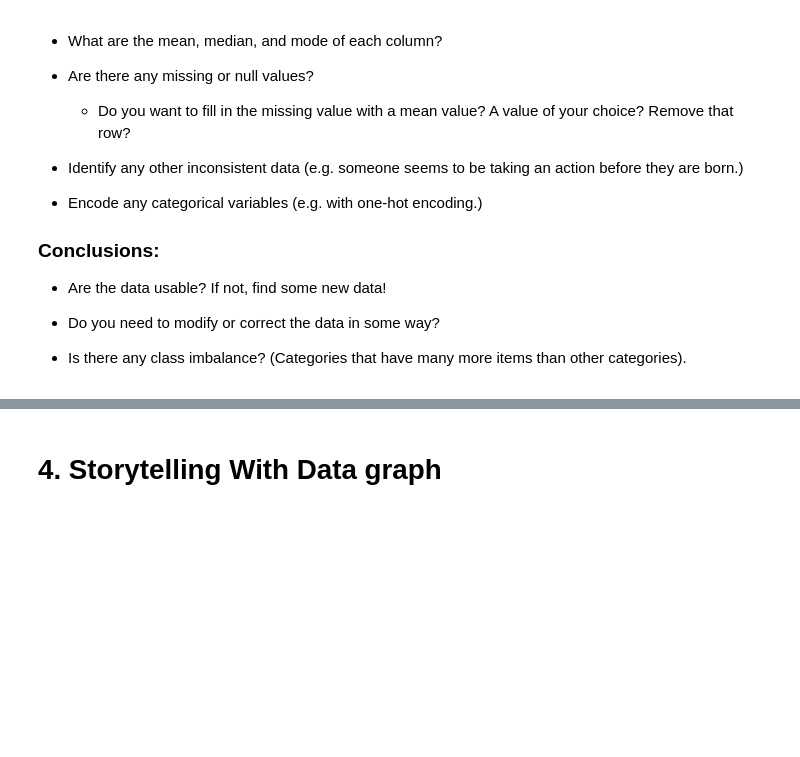
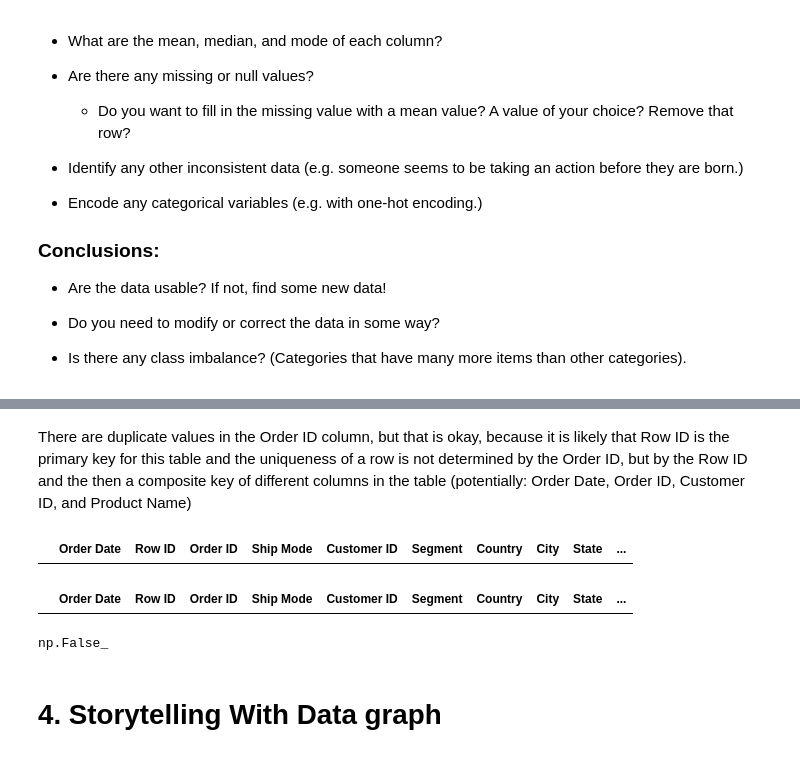
Before and after one commit to Haleymussary00/Module-B-semester-2, a Jupyter notebook: Week2.ipynb, the cells around one changed output, grey strips where cells are left out. Cells and saved outputs as stored; diff of their text form; code cells hidden in the pictures; blank space fills up the shorter version.

```diff
--- a/Week2.ipynb
+++ b/Week2.ipynb
@@ -53,3 +209,23 @@ ecommerce_data.head()
+# %% [markdown]
+There are duplicate values in the Order ID column, but that is okay, because it is likely that Row ID is the primary key for this table and the uniqueness of a row is not determined by the Order ID, but by the Row ID and the then a composite key of different columns in the table (potentially: Order Date, Order ID, Customer ID, and Product Name)
+# %%
+# Check for null values in the Row ID column - This is likely the PK column, so should have no nulls
+
+ecommerce_data[ecommerce_data['Row ID'].isna()]
+# %% [output]
+|  | Order Date | Row ID | Order ID | Ship Mode | Customer ID | Segment | Country | City | State | ... |
+# %%
+# Check for null values in the Order ID column
+
+ecommerce_data[ecommerce_data['Order ID'].isna()]
+# %% [output]
+|  | Order Date | Row ID | Order ID | Ship Mode | Customer ID | Segment | Country | City | State | ... |
+# %%
+# All the columns are non-nullable, so they should all have 0 nulls. Checking this here
+
+ecommerce_data.isna().any().any()
+# %% [output]
+np.False_
 # %% [markdown]
 # 4. Storytelling With Data graph
 # %% [markdown]
```
Also changed, not shown: parts of 15 cells of this notebook.
